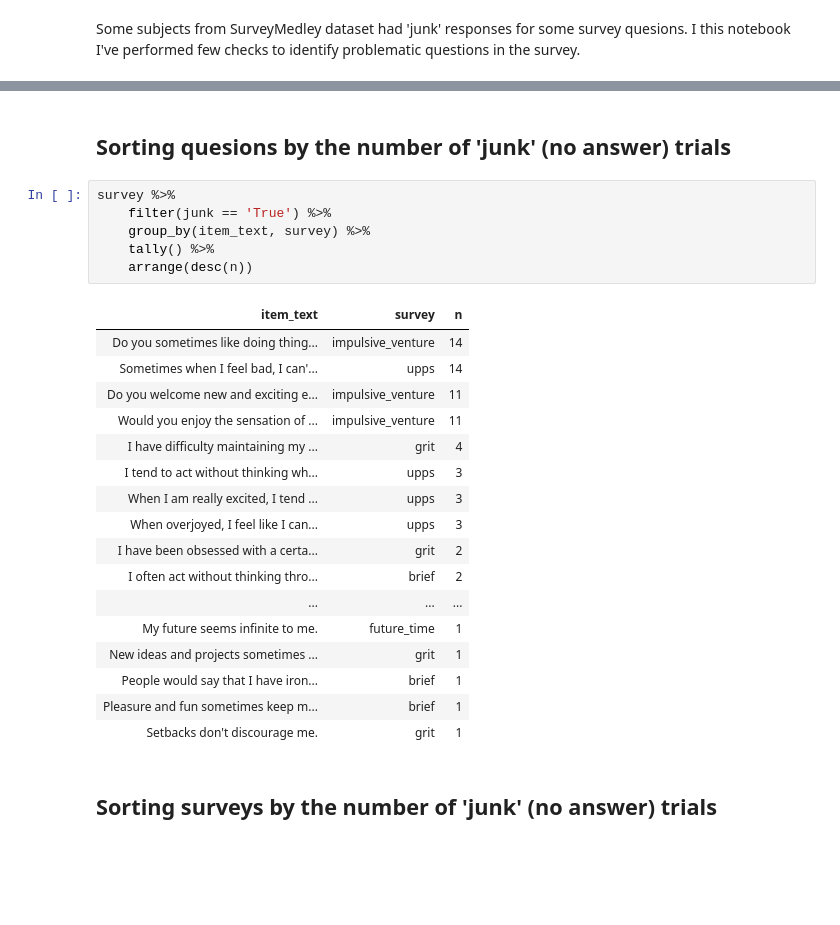
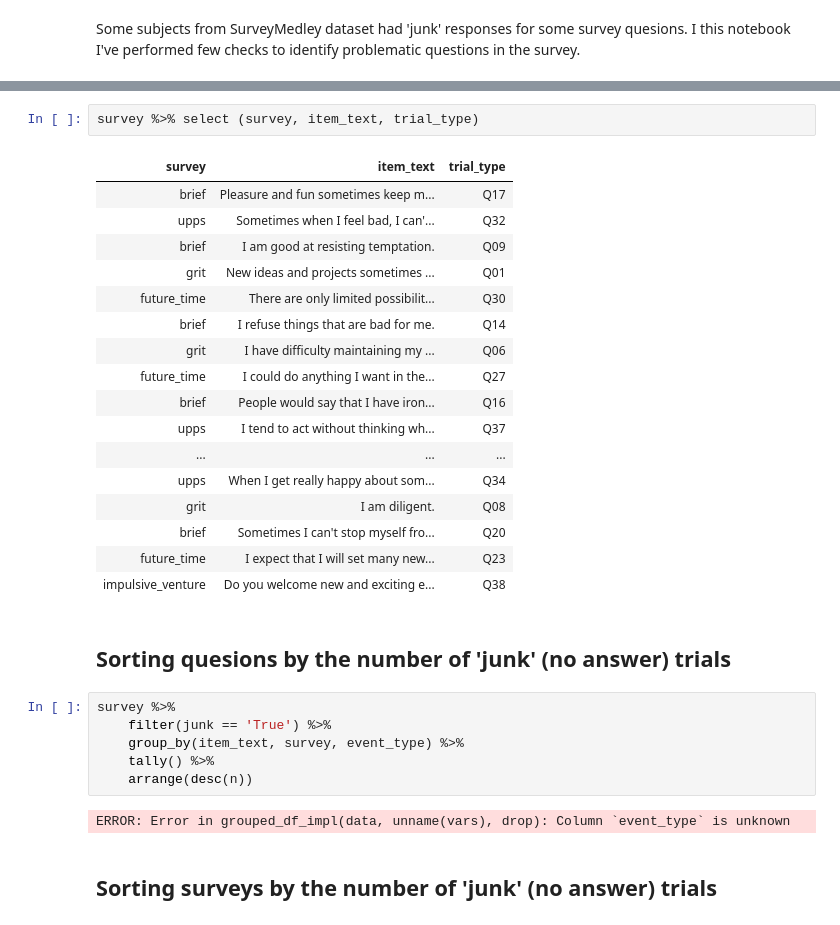
Before and after one commit to kfinc/self-regulation-ontology-survey_fmri, a Jupyter notebook: junk_trials_check.ipynb, the cells around one changed output, grey strips where cells are left out. Cells and saved outputs as stored; diff of their text form; blank space fills up the shorter version.

```diff
--- a/junk_trials_check.ipynb
+++ b/junk_trials_check.ipynb
@@ -29,33 +38,37 @@ total_subjects
 # %% [output]
 | n |
 | 105 |
+# %%
+survey %>% select (survey, item_text, trial_type)
+# %% [output]
+| survey | item_text | trial_type |
+| brief | Pleasure and fun sometimes keep m... | Q17 |
+| upps | Sometimes when I feel bad, I can'... | Q32 |
+| brief | I am good at resisting temptation. | Q09 |
+| grit | New ideas and projects sometimes ... | Q01 |
+| future_time | There are only limited possibilit... | Q30 |
+| brief | I refuse things that are bad for me. | Q14 |
+| grit | I have difficulty maintaining my ... | Q06 |
+| future_time | I could do anything I want in the... | Q27 |
+| brief | People would say that I have iron... | Q16 |
+| upps | I tend to act without thinking wh... | Q37 |
+| ... | ... | ... |
+| upps | When I get really happy about som... | Q34 |
+| grit | I am diligent. | Q08 |
+| brief | Sometimes I can't stop myself fro... | Q20 |
+| future_time | I expect that I will set many new... | Q23 |
+| impulsive_venture | Do you welcome new and exciting e... | Q38 |
 # %% [markdown]
 Sorting quesions by the number of 'junk' (no answer) trials
 -----------------------------------------------------------------
 # %%
 survey %>%
     filter(junk == 'True') %>%
-    group_by(item_text, survey) %>%
+    group_by(item_text, survey, event_type) %>%
     tally() %>%
     arrange(desc(n))
 # %% [output]
-| item_text | survey | n |
-| Do you sometimes like doing thing... | impulsive_venture | 14 |
-| Sometimes when I feel bad, I can'... | upps | 14 |
-| Do you welcome new and exciting e... | impulsive_venture | 11 |
-| Would you enjoy the sensation of ... | impulsive_venture | 11 |
-| I have difficulty maintaining my ... | grit | 4 |
-| I tend to act without thinking wh... | upps | 3 |
-| When I am really excited, I tend ... | upps | 3 |
-| When overjoyed, I feel like I can... | upps | 3 |
-| I have been obsessed with a certa... | grit | 2 |
-| I often act without thinking thro... | brief | 2 |
-| ... | ... | ... |
-| My future seems infinite to me. | future_time | 1 |
-| New ideas and projects sometimes ... | grit | 1 |
-| People would say that I have iron... | brief | 1 |
-| Pleasure and fun sometimes keep m... | brief | 1 |
-| Setbacks don't discourage me. | grit | 1 |
+ERROR: Error in grouped_df_impl(data, unname(vars), drop): Column `event_type` is unknown
 # %% [markdown]
 Sorting surveys by the number of 'junk' (no answer) trials
 -----------------------------------------------------------------
```
Also changed, not shown: parts of 8 cells of this notebook, 2 other files.
